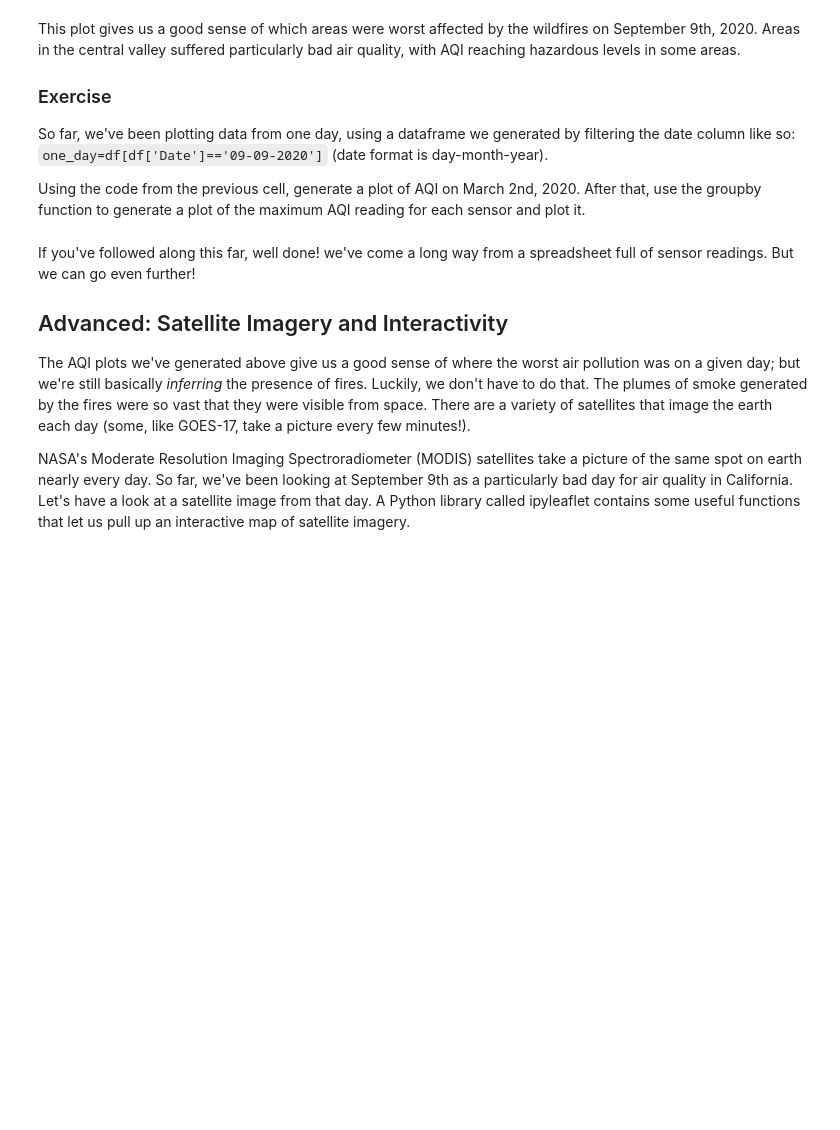
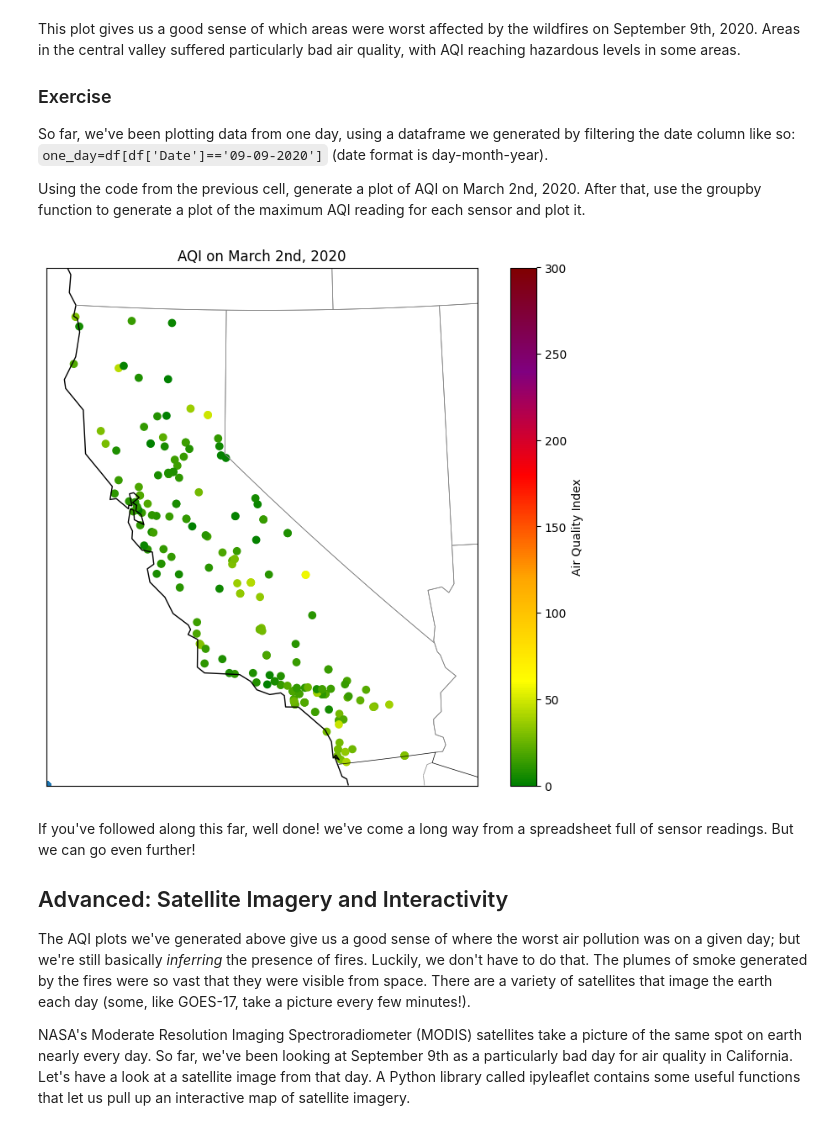
Before and after one commit to kuaiyu24/QM2, a Jupyter notebook: “W03_Spatial_Data_ipynb”的副本.ipynb, the cells around one changed output. Saved outputs shown, nothing was run; the diff lists cells and outputs as text; code cells hidden in the pictures; blank space fills up the shorter version.

```diff
--- a/“W03_Spatial_Data_ipynb”的副本.ipynb
+++ b/“W03_Spatial_Data_ipynb”的副本.ipynb
@@ -421,6 +421,35 @@ This plot gives us a good sense of which areas were worst affected by the wildfi
 So far, we've been plotting data from one day, using a dataframe we generated by filtering the date column like so: `one_day=df[df['Date']=='09-09-2020']` (date format is day-month-year).
 
 Using the code from the previous cell, generate a plot of AQI on March 2nd, 2020. After that, use the groupby function to generate a plot of the maximum AQI reading for each sensor and plot it.
+# %%
+date='02-03-2020'
+
+# filter the original dataframe using this date
+one_day=df[df['Date']==date]
+
+# create a scatterplot of sensor locations using latitude and longitude
+plt.scatter(
+    x=one_day['longitude'],
+    y=one_day['latitude'])
+
+map.drawcoastlines(color='black')
+map.drawcountries(color='black')
+map.drawstates(color='gray')
+
+map.scatter(
+      one_day['longitude'],
+      one_day['latitude'],
+      latlon=True,
+      c=one_day['AQI'], # We're adding that
+      cmap=aqi_colors,
+      vmin=0,
+      vmax=300)
+
+
+plt.title('AQI on March 2nd, 2020')
+plt.colorbar(label='Air Quality Index');
+# %% [output]
+[figure, added]
 # %% [markdown]
 If you've followed along this far, well done! we've come a long way from a spreadsheet full of sensor readings. But we can go even further!
 
```
Also changed, not shown: parts of 6 cells of this notebook.
